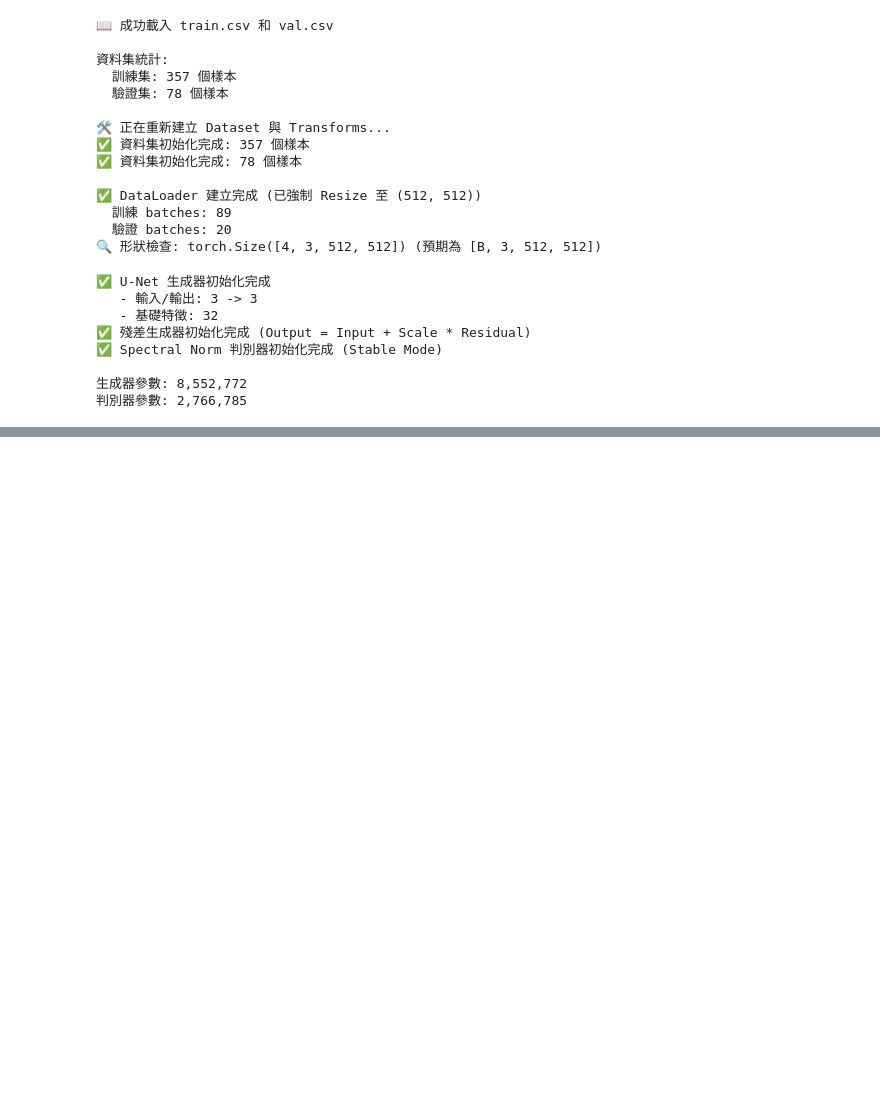
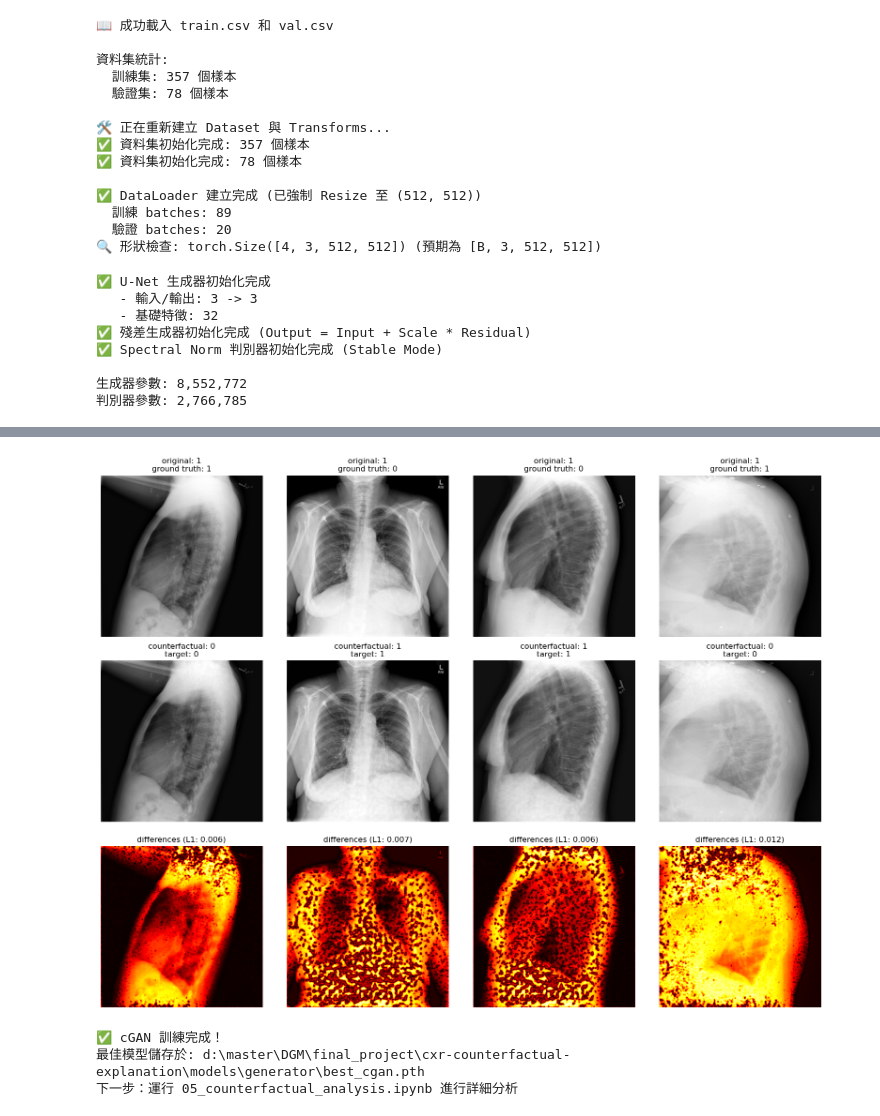
Before and after one commit to Qqqsse/cxr-counterfactual-explanation-advanced-version, a Jupyter notebook: notebooks/03_cgan_training.ipynb, the cells around one changed output, grey strips where cells are left out. Drawn from its saved outputs; the diff is of its cells as text; code cells hidden in the pictures; blank space fills up the shorter version.

```diff
--- a/notebooks/03_cgan_training.ipynb
+++ b/notebooks/03_cgan_training.ipynb
@@ -801,33 +804,38 @@ for i in range(n_samples):
     # 原始影像
     img = sample_images[i].cpu().numpy().transpose(1, 2, 0)
     img = ((img + 1) / 2).clip(0, 1)
     if img.shape[2] == 3:
         img = img[:, :, 0]
 
     axes[0, i].imshow(img, cmap='gray')
-    axes[0, i].set_title(f'原始: {orig_preds[i].item()}\n真實: {sample_labels[i].item()}')
+    axes[0, i].set_title(f'original: {orig_preds[i].item()}\nground truth: {sample_labels[i].item()}')
     axes[0, i].axis('off')
 
     # 反事實影像
     cf_img = cf_images[i].cpu().numpy().transpose(1, 2, 0)
     cf_img = ((cf_img + 1) / 2).clip(0, 1)
     if cf_img.shape[2] == 3:
         cf_img = cf_img[:, :, 0]
 
     axes[1, i].imshow(cf_img, cmap='gray')
-    axes[1, i].set_title(f'反事實: {cf_preds[i].item()}\n目標: {target_labels[i].item()}')
+    axes[1, i].set_title(f'counterfactual: {cf_preds[i].item()}\ntarget: {target_labels[i].item()}')
     axes[1, i].axis('off')
 
     # 差異
     diff = np.abs(img - cf_img)
     axes[2, i].imshow(diff, cmap='hot')
-    axes[2, i].set_title(f'差異 (L1: {diff.mean():.3f})')
+    axes[2, i].set_title(f'differences (L1: {diff.mean():.3f})')
     axes[2, i].axis('off')
 
 plt.tight_layout()
 plt.savefig(RESULTS_DIR / "figures" / "cgan_samples.png", dpi=150, bbox_inches='tight')
 plt.show()
 
 print("\n✅ cGAN 訓練完成！")
 print(f"最佳模型儲存於: {MODELS_DIR / 'best_cgan.pth'}")
 print(f"下一步：運行 05_counterfactual_analysis.ipynb 進行詳細分析")
+# %% [output]
+[figure, added]
+✅ cGAN 訓練完成！
+最佳模型儲存於: d:\master\DGM\final_project\cxr-counterfactual-explanation\models\generator\best_cgan.pth
+下一步：運行 05_counterfactual_analysis.ipynb 進行詳細分析
```
Also changed, not shown: parts of 5 cells of this notebook.
